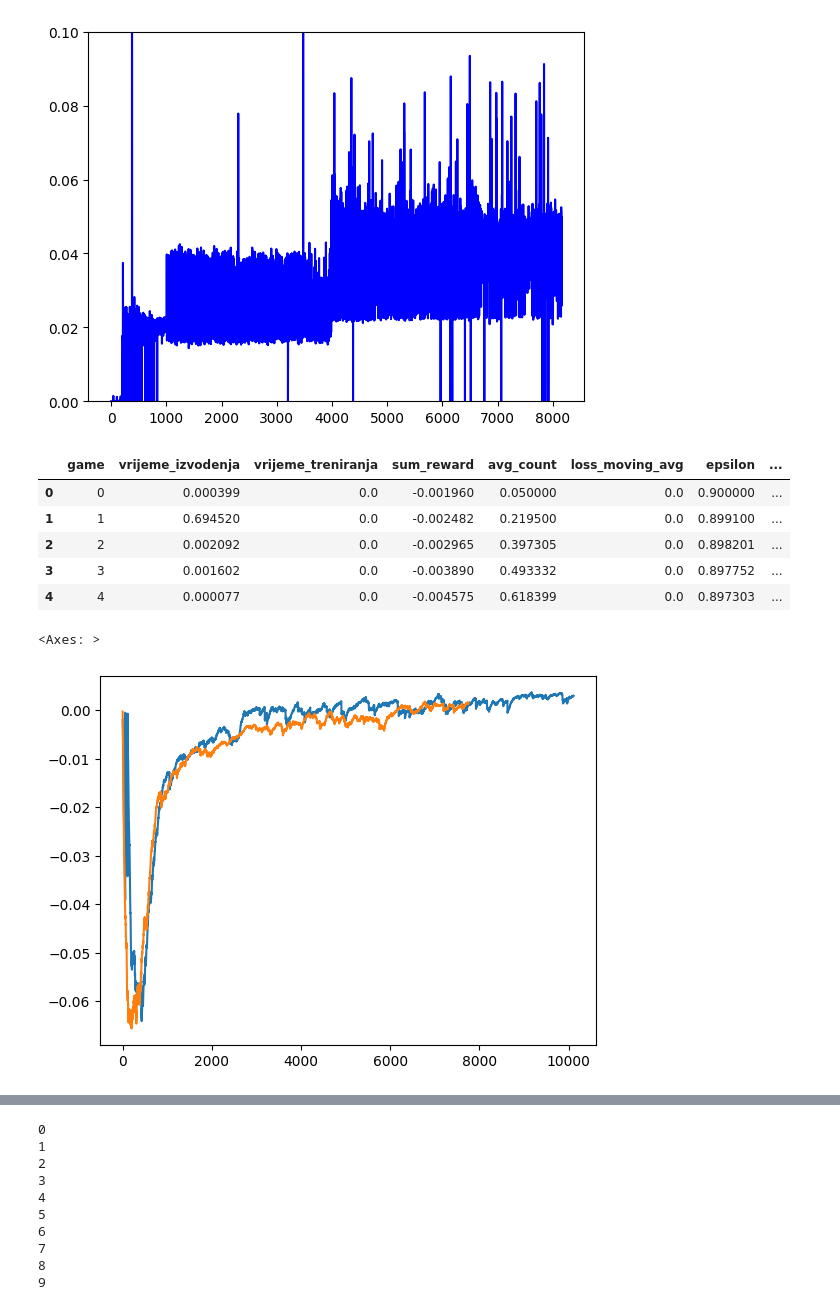
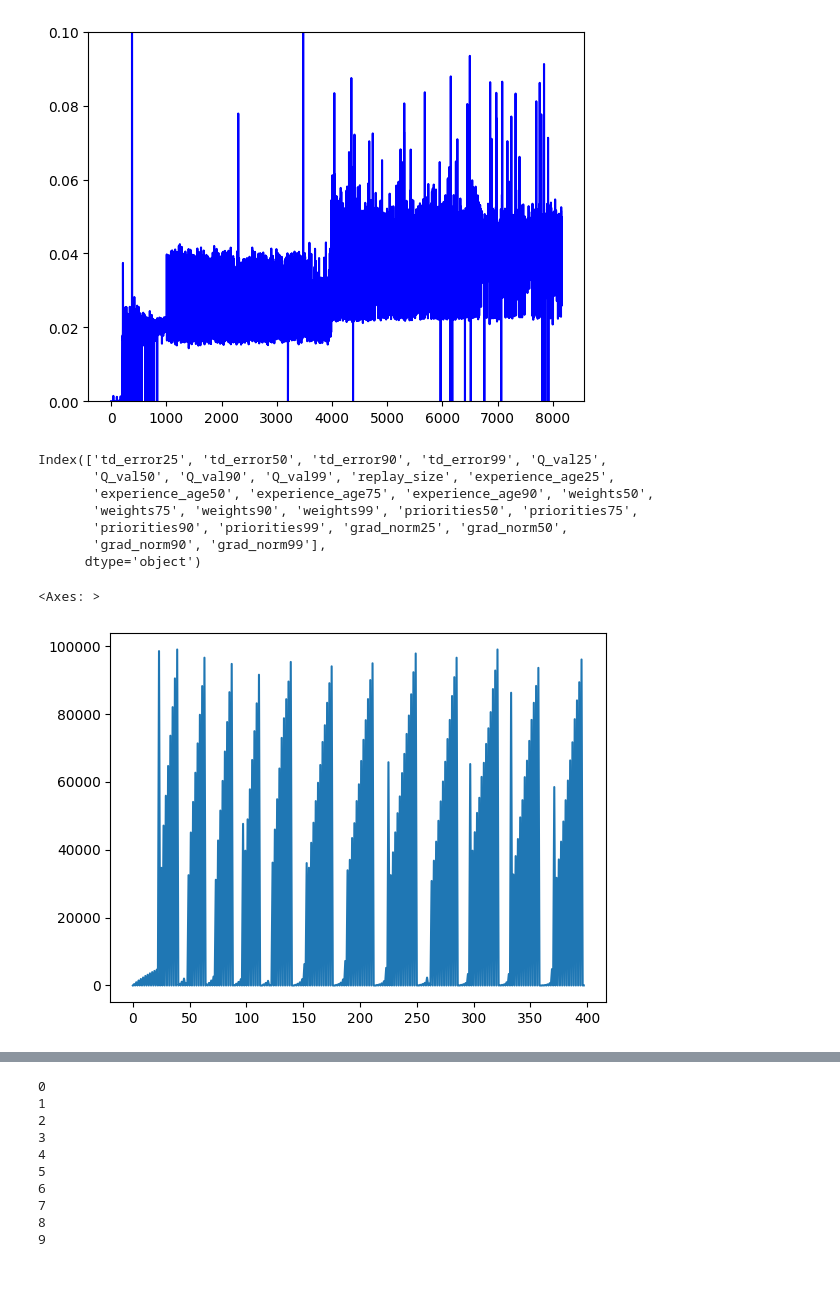
Before and after one commit to Lvlad0022/Diplomski, a Jupyter notebook: Untitled-1.ipynb, the cells around one changed output, grey strips where cells are left out. Drawn from its saved outputs; the diff is of its cells as text; code cells hidden in the pictures; blank space fills up the shorter version.

```diff
--- a/Untitled-1.ipynb
+++ b/Untitled-1.ipynb
@@ -220,23 +220,27 @@ plt.show()
 # %% [output]
 [figure]
 # %%
-df1 = pd.read_csv(r"C:\Users\lovro\Desktop\diplomski za stare brancheve\simple_snake_game_models\save_simple_snake_log_n3_priorityFalse_gamma0.85.csv")
-df2 = pd.read_csv(r"C:\Users\lovro\Desktop\diplomski za stare brancheve\simple_snake_game_models\save_simple_snake_log_n3_priority0.5_gamma0.85.csv")
+df1 = pd.read_csv(r"C:\Users\lovro\Desktop\diplomski za stare brancheve\save_simple_snake_log_n3_dueling_gamma0.85_2025-11-13_03-29-24.csv")
+df2 = pd.read_csv(r"C:\Users\lovro\Desktop\diplomski za stare brancheve\simple_snake_game_models\save_simple_snake_log_n3_dueling_gamma0.85.csv")
+df3 = pd.read_csv(r"C:\Users\lovro\Desktop\diplomski za stare brancheve\simple_snake_game_models\save_simple_snake_log_n3_memory0_gamma0.85.csv")
 # %%
-df1.head()
+df1.columns
 # %% [output]
-|  | game | vrijeme_izvodenja | vrijeme_treniranja | sum_reward | avg_count | loss_moving_avg | epsilon | ... |
-| 0 | 0 | 0.000399 | 0.0 | -0.001960 | 0.050000 | 0.0 | 0.900000 | ... |
-| 1 | 1 | 0.694520 | 0.0 | -0.002482 | 0.219500 | 0.0 | 0.899100 | ... |
-| 2 | 2 | 0.002092 | 0.0 | -0.002965 | 0.397305 | 0.0 | 0.898201 | ... |
-| 3 | 3 | 0.001602 | 0.0 | -0.003890 | 0.493332 | 0.0 | 0.897752 | ... |
-| 4 | 4 | 0.000077 | 0.0 | -0.004575 | 0.618399 | 0.0 | 0.897303 | ... |
+Index(['td_error25', 'td_error50', 'td_error90', 'td_error99', 'Q_val25',
+       'Q_val50', 'Q_val90', 'Q_val99', 'replay_size', 'experience_age25',
+       'experience_age50', 'experience_age75', 'experience_age90', 'weights50',
+       'weights75', 'weights90', 'weights99', 'priorities50', 'priorities75',
+       'priorities90', 'priorities99', 'grad_norm25', 'grad_norm50',
+       'grad_norm90', 'grad_norm99'],
+      dtype='object')
 # %%
-df1["sum_reward"].plot()
-df2["sum_reward"].plot()
+capacity = 100_000
+exp25 = df1["experience_age25"]% capacity
+exp50 = df1["experience_age50"]% capacity
+exp75 = df1["experience_age75"]% capacity
+exp90 = df1["experience_age90"]% capacity
-# %% [output]
-<Axes: >
-[figure, removed]
 # %%
-a = np.array([i for i in range(10)])
-b = 1/a
+exp25.plot()
+# %% [output]
+<Axes: >
+[figure, added]
```
Also changed, not shown: parts of 2 cells of this notebook, 7 other files.
